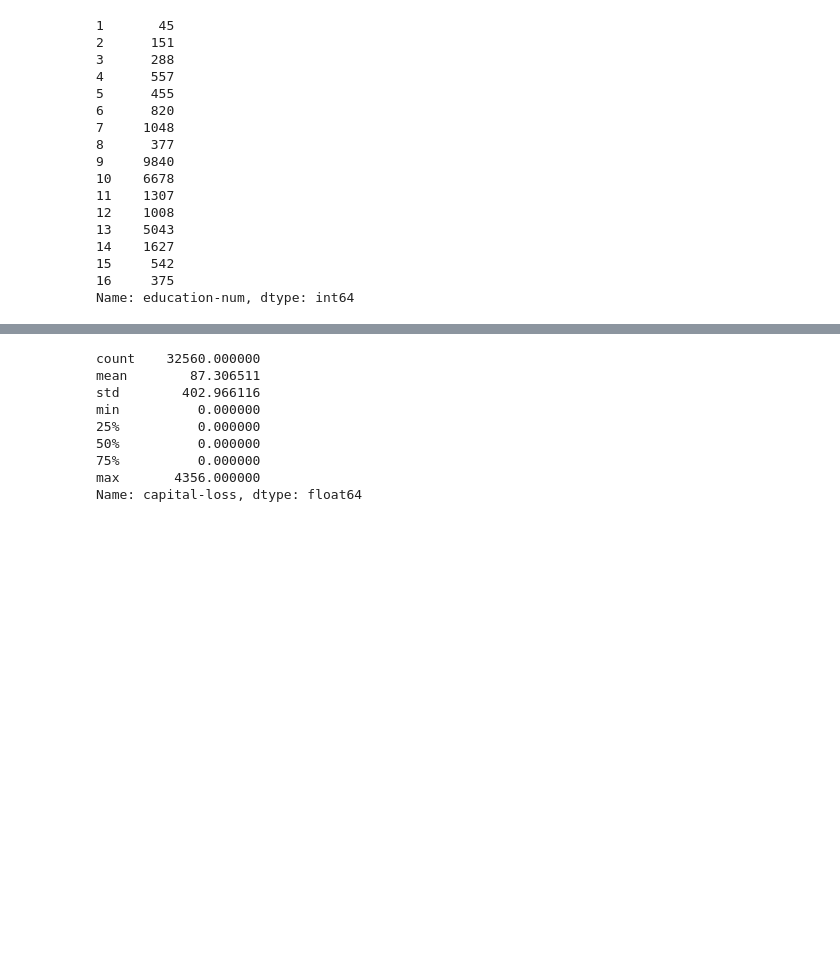
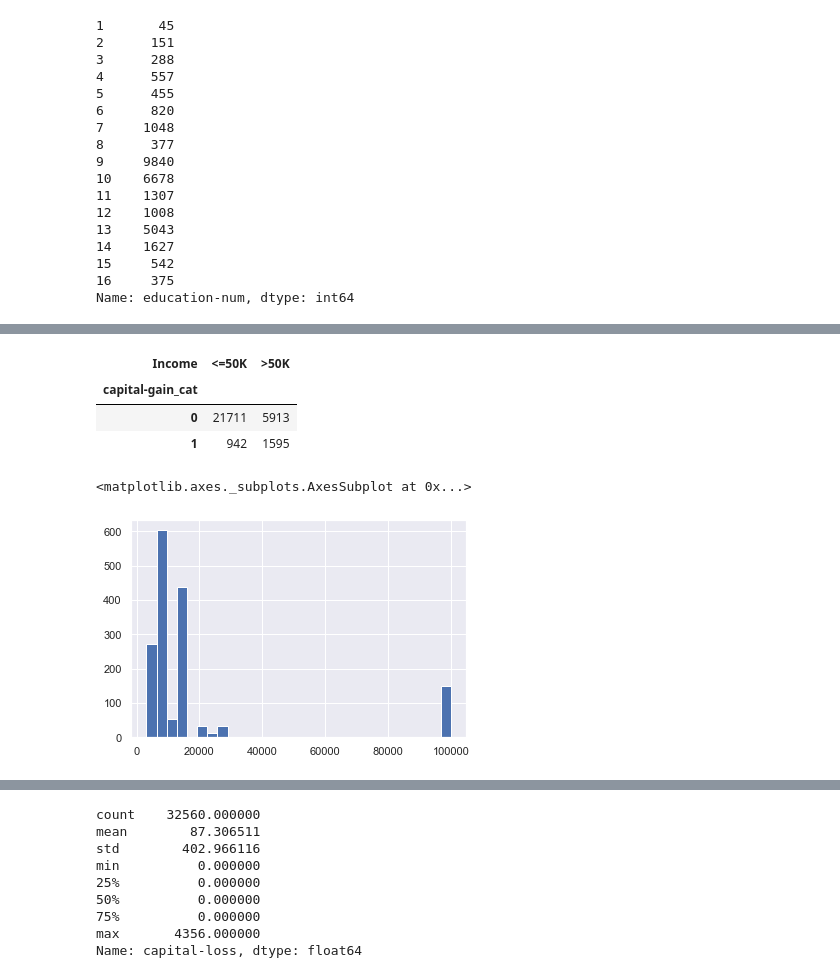
Before and after one commit to xiaomiaoright/DSApplication_DonationTargets, a Jupyter notebook: Classification.ipynb, the cells around one changed output, grey strips where cells are left out. Cells and saved outputs as stored; diff of their text form; code cells hidden in the pictures; blank space fills up the shorter version.

```diff
--- a/Classification.ipynb
+++ b/Classification.ipynb
@@ -308,0 +309,13 @@ df2[df2['capital-gain_cat']==1]['capital-gain'].hist(bins=50)
+# %%
+df3 = df2[['capital-gain_cat','Income','age']]
+df3.groupby(['capital-gain_cat','Income']).count().reset_index().pivot(index='capital-gain_cat', columns='Income', values='age')
+# %% [output]
+| Income | <=50K | >50K |
+| capital-gain_cat |  |  |
+| 0 | 21711 | 5913 |
+| 1 | 942 | 1595 |
+# %%
+df2.loc[df2['Income']=='>50K'].loc[df2['capital-gain_cat']==1 ]['capital-gain'].hist(bins=30)
+# %% [output]
+<matplotlib.axes._subplots.AxesSubplot at 0x...>
+[figure, added]
```
Also changed, not shown: parts of 96 cells of this notebook.
